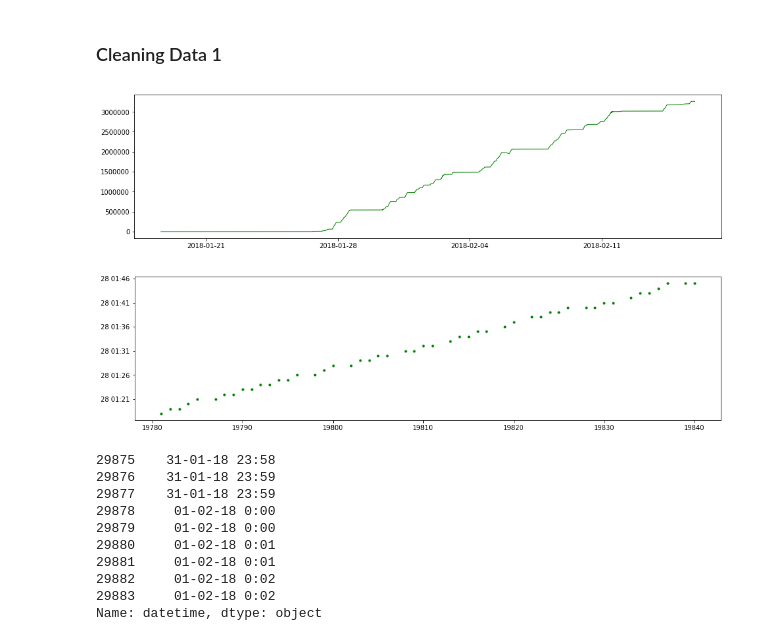
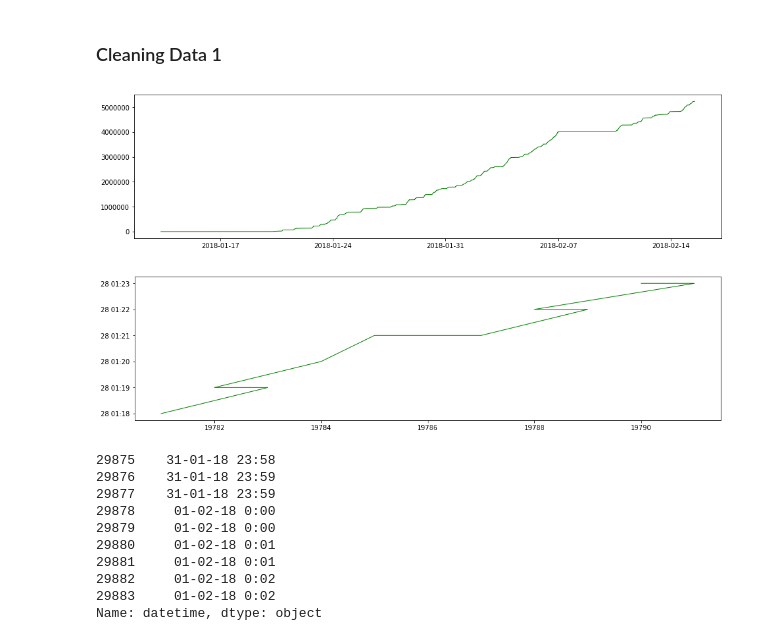
Before and after one commit to manjeet87/Signal_Analysis_UsingPython, a Jupyter notebook: Loconav/Fuel Data Analysis- F2.ipynb, the cells around one changed output. Cells and saved outputs as stored; diff of their text form; code cells hidden in the pictures.

```diff
--- a/Loconav/Fuel Data Analysis- F2.ipynb
+++ b/Loconav/Fuel Data Analysis- F2.ipynb
@@ -152,0 +189,19 @@ plt.xlim(datetime.datetime(2018,1,27,2,0), datetime.datetime(2018,2,15,6,55));
+# %%
+plt.rcParams['figure.figsize'] = [16,24]
+plt.subplot(6,1,1)
+plt.plot(df1.index, df1.datetime, 'g.', markersize = 1, linewidth = 1);
+
+plt.subplot(6,1,2)
+plt.plot(df2.index, df2.datetime, 'g.', markersize = 1, linewidth = 1);
+
+plt.subplot(6,1,3)
+plt.plot(df3.index, df3.datetime, 'g.', markersize = 1, linewidth = 1);
+
+plt.subplot(6,1,4)
+plt.plot(df4.index, df4.datetime, 'g.', markersize = 1, linewidth = 1);
+
+plt.subplot(6,1,5)
+plt.plot(df5.index, df5.datetime, 'g.', markersize = 1, linewidth = 1);
+
+plt.subplot(6,1,6)
+plt.plot(df6.index, df6.datetime, 'g-', markersize = 1, linewidth = 1);
@@ -152,0 +210,20 @@ plt.xlim(datetime.datetime(2018,1,27,2,0), datetime.datetime(2018,2,15,6,55));
+# %%
+plt.rcParams['figure.figsize'] = [16,24]
+plt.subplot(6,1,1)
+plt.plot(df1.datetime, df1.fuelVoltage, 'g.', markersize = 2, linewidth = 1);
+
+plt.subplot(6,1,2)
+plt.plot( df2.datetime, df2.fuelVoltage, 'g.', markersize = 2, linewidth = 1);
+
+plt.subplot(6,1,3)
+plt.plot(df3.datetime, df3.fuelVoltage, 'g.', markersize = 2, linewidth = 1);
+
+plt.subplot(6,1,4)
+plt.plot(df4.datetime, df4.fuelVoltage, 'g.', markersize = 2, linewidth = 1);
+
+plt.subplot(6,1,5)
+plt.plot(df5.datetime, df5.fuelVoltage, 'g.', markersize = 2, linewidth = 1);
+
+plt.subplot(6,1,6)
+plt.plot(df6.datetime, df6.fuelVoltage, 'g.', markersize = 2, linewidth = 1);
+#plt.xlim(datetime.datetime(2018,1,27,2,0), datetime.datetime(2018,2,15,6,55));
@@ -285,13 +364,13 @@ plt.tight_layout()
 ### Cleaning Data 1
 # %%
 plt.rcParams['figure.figsize'] = [16,4]
-plt.plot(df2.datetime, df2.distance, 'g-', markersize = 2, linewidth = 1);
+plt.plot(df.datetime, df.distance, 'g-', markersize = 2, linewidth = 1);
 # %% [output]
-[figure, old version]
+[figure, new version]
 # %%
-plt.plot(df.index[19700:19750], df.datetime[19700:19750], 'g.', markersize = 6, linewidth = 1);
+plt.plot(df.index[19700:19710], df.datetime[19700:19710], 'g-', linewidth = 1);
 # %% [output]
-[figure, old version]
+[figure, new version]
 # %%
 df = df1.sort_values(['datetime'], ascending= True)
 # %%
```
Also changed, not shown: parts of 18 cells of this notebook, 1 other file.
